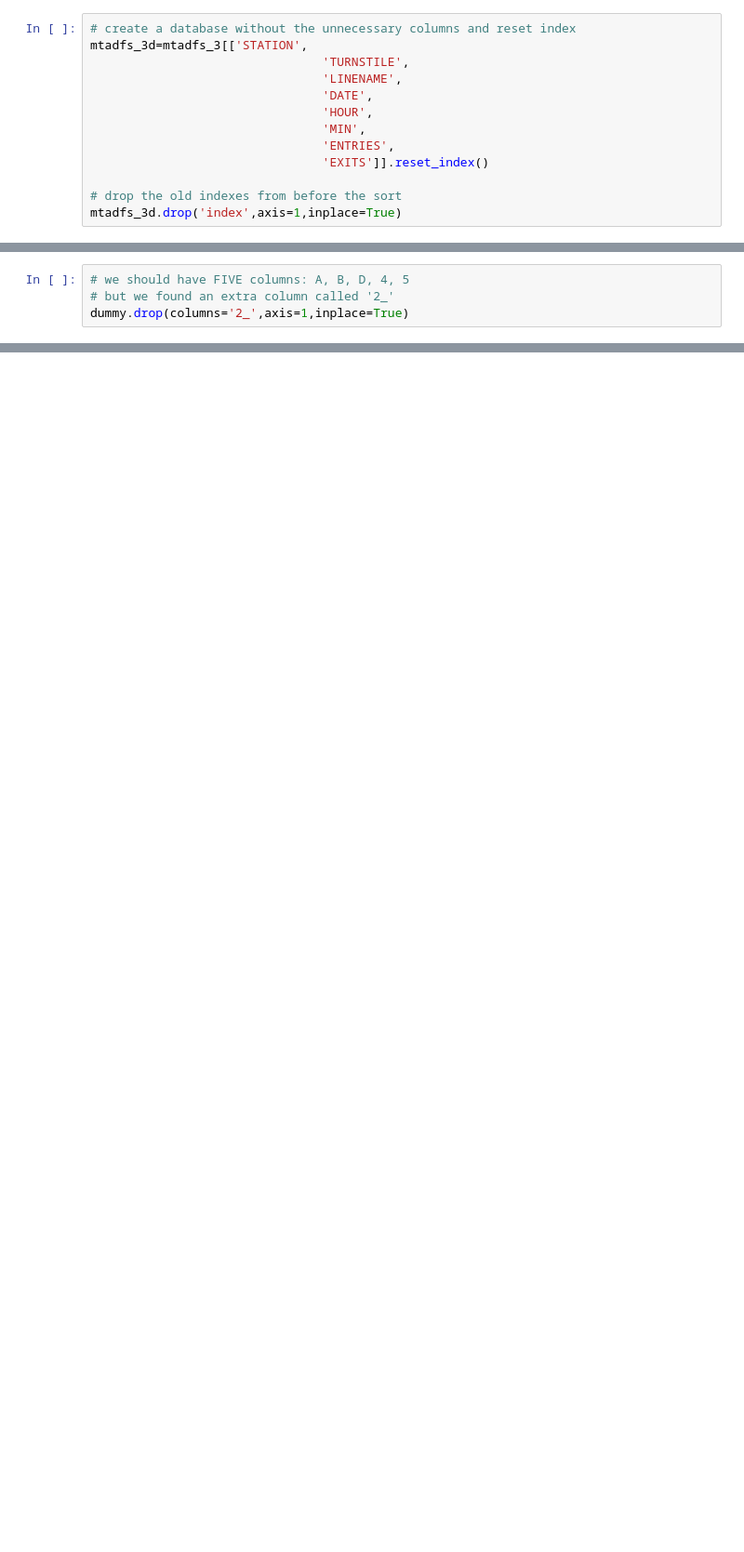
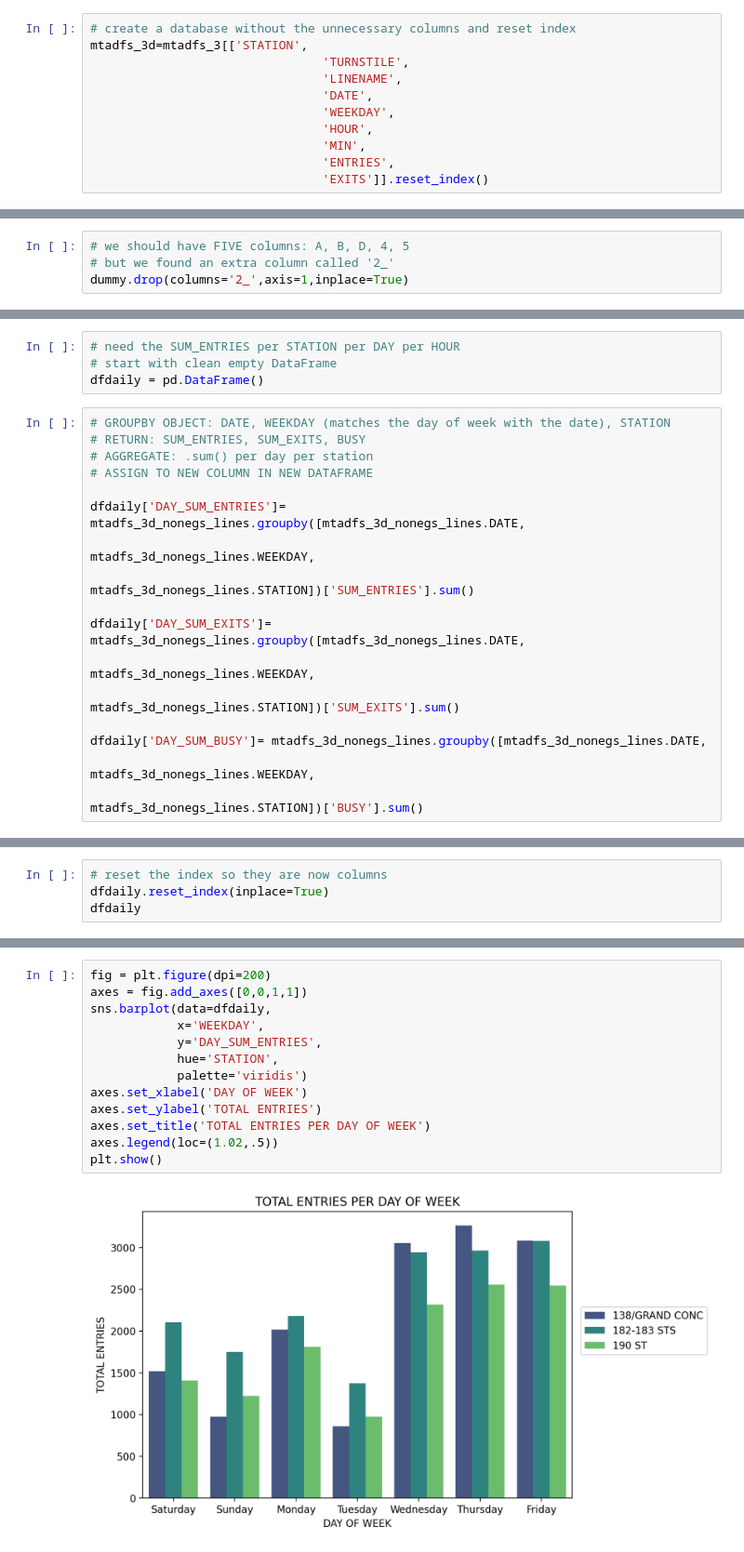
Before and after one commit to lescardone/eda-project, a Jupyter notebook: mta_eda_small_dataset.ipynb, the cells around one changed output, grey strips where cells are left out. Shown at 93% size. Saved outputs shown, nothing was run; the diff lists cells and outputs as text; blank space fills up the shorter version.

Commit message:
created a new df with sums per turnstile per station per day and created one sns visualization

```diff
--- a/mta_eda_small_dataset.ipynb
+++ b/mta_eda_small_dataset.ipynb
@@ -135,10 +148,8 @@ mtadfs_3d=mtadfs_3[['STATION',
                                 'TURNSTILE',
                                 'LINENAME',
                                 'DATE',
+                                'WEEKDAY',
                                 'HOUR',
                                 'MIN',
                                 'ENTRIES',
                                 'EXITS']].reset_index()
-
-# drop the old indexes from before the sort
-mtadfs_3d.drop('index',axis=1,inplace=True)
@@ -272,0 +267,21 @@ mtadfs_3d_nonegs_lines
+# %%
+# need the SUM_ENTRIES per STATION per DAY per HOUR
+# start with clean empty DataFrame
+dfdaily = pd.DataFrame()
+# %%
+# GROUPBY OBJECT: DATE, WEEKDAY (matches the day of week with the date), STATION
+# RETURN: SUM_ENTRIES, SUM_EXITS, BUSY
+# AGGREGATE: .sum() per day per station
+# ASSIGN TO NEW COLUMN IN NEW DATAFRAME
+
+dfdaily['DAY_SUM_ENTRIES']= mtadfs_3d_nonegs_lines.groupby([mtadfs_3d_nonegs_lines.DATE,
+                                                            mtadfs_3d_nonegs_lines.WEEKDAY,
+                                                            mtadfs_3d_nonegs_lines.STATION])['SUM_ENTRIES'].sum()
+
+dfdaily['DAY_SUM_EXITS']= mtadfs_3d_nonegs_lines.groupby([mtadfs_3d_nonegs_lines.DATE,
+                                                          mtadfs_3d_nonegs_lines.WEEKDAY,
+                                                          mtadfs_3d_nonegs_lines.STATION])['SUM_EXITS'].sum()
+
+dfdaily['DAY_SUM_BUSY']= mtadfs_3d_nonegs_lines.groupby([mtadfs_3d_nonegs_lines.DATE,
+                                                          mtadfs_3d_nonegs_lines.WEEKDAY,
+                                                          mtadfs_3d_nonegs_lines.STATION])['BUSY'].sum()
@@ -272,0 +313,4 @@ mtadfs_3d_nonegs_lines
+# %%
+# reset the index so they are now columns
+dfdaily.reset_index(inplace=True)
+dfdaily
@@ -272,0 +335,15 @@ mtadfs_3d_nonegs_lines
+# %%
+fig = plt.figure(dpi=200)
+axes = fig.add_axes([0,0,1,1])
+sns.barplot(data=dfdaily,
+            x='WEEKDAY',
+            y='DAY_SUM_ENTRIES',
+            hue='STATION',
+            palette='viridis')
+axes.set_xlabel('DAY OF WEEK')
+axes.set_ylabel('TOTAL ENTRIES')
+axes.set_title('TOTAL ENTRIES PER DAY OF WEEK')
+axes.legend(loc=(1.02,.5))
+plt.show()
+# %% [output]
+[figure, added]
```
Also changed, not shown: parts of 20 cells of this notebook.
